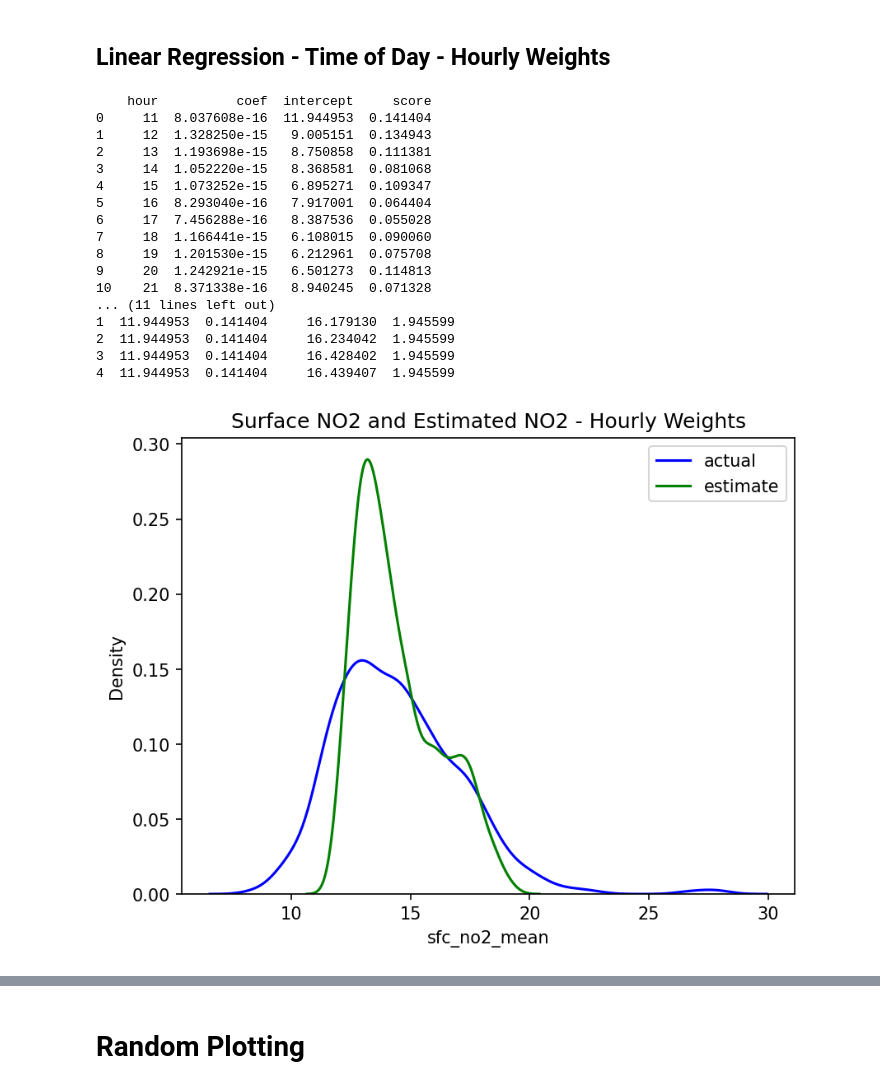
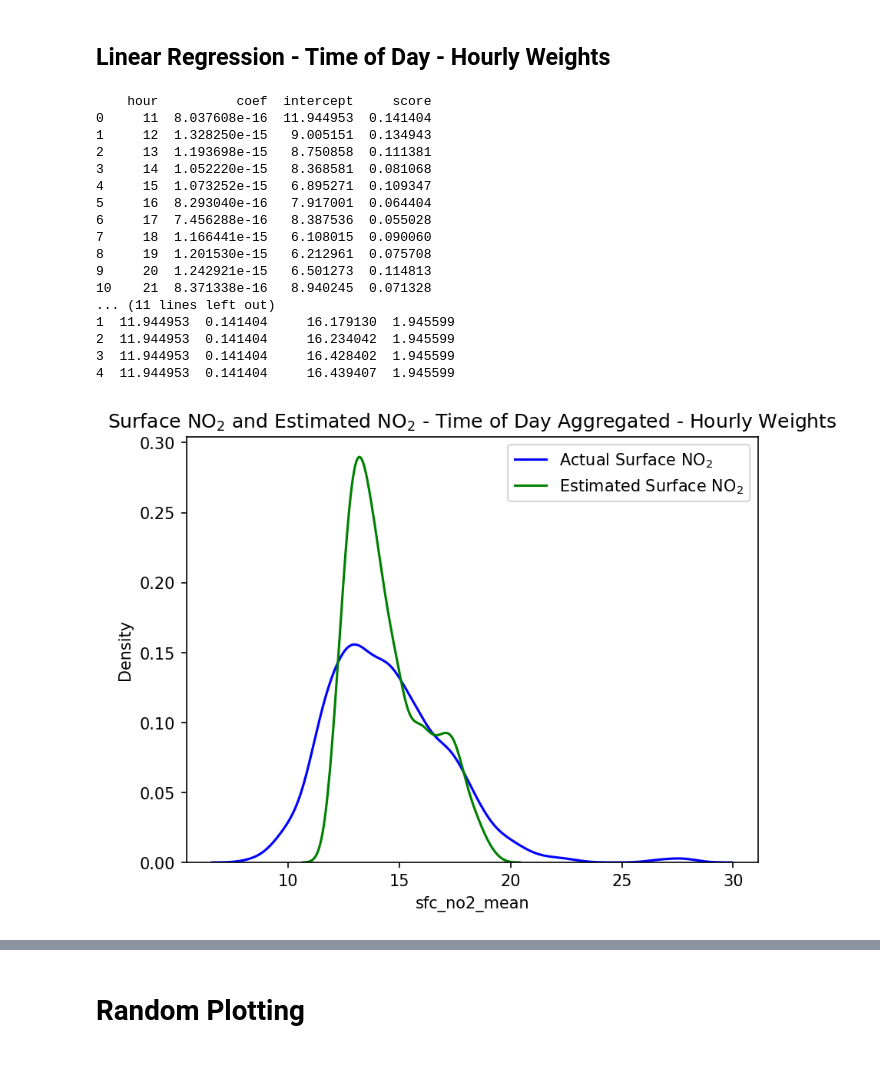
Before and after one commit to NASA-EarthRISE/earthrise-toolkit_ChicagoHAQ-2026, a Jupyter notebook: processing-scripts/clarity-tempo-fusion.ipynb, the cells around one changed output, grey strips where cells are left out. Drawn from its saved outputs; the diff is of its cells as text; code cells hidden in the pictures.

```diff
--- a/processing-scripts/clarity-tempo-fusion.ipynb
+++ b/processing-scripts/clarity-tempo-fusion.ipynb
@@ -31,7 +95 @@ def rmse(x,y):
-# %%
-hourly_dat_path  = "~/Documents/01_Research/larc-chicago-haq/datasets/clarity-tempo-hourly.nc"
-diurnal_dat_path  = "~/Documents/01_Research/larc-chicago-haq/datasets/clarity-tempo-diurnal.nc"
-
-ct_hourly = xr.open_dataset(hourly_dat_path)
-ct_diurnal = xr.open_dataset(diurnal_dat_path)
 # %% [markdown]
@@ -135,9 +234,6 @@ tempo_vals =  ct_diurnal.column_no2_mean.to_dataframe().reset_index()
 clarity_vals = ct_diurnal.sfc_no2_mean.to_dataframe().reset_index()
 
 both = clarity_vals.merge(tempo_vals, on=['latitude', 'longitude', 'hour']).dropna()
-
-x_ = both['column_no2_mean'].to_frame()
-y_ = both['sfc_no2_mean'].to_frame()
 
 model_rows = []
 for hour in sorted(both['hour'].dropna().unique()):
@@ -165,36 +261,107 @@ hour_rmse = both.groupby('hour').apply(
     lambda group: rmse(group['sfc_no2_mean'], group['no2_estimate'])
 )
 both['rmse'] = both['hour'].map(hour_rmse)
 
 print(both.head())
 
-sns.kdeplot(both, x='sfc_no2_mean', color='blue', label='actual')
-sns.kdeplot(both, x='no2_estimate', color='green', label='estimate')
-plt.title('Surface NO2 and Estimated NO2 - Hourly Weights')
+sns.kdeplot(both, x="sfc_no2_mean", color="blue", label='Actual Surface NO$_2$')
+sns.kdeplot(both, x='no2_estimate', color="green", label='Estimated Surface NO$_2$')
+plt.title("Surface NO$_2$ and Estimated NO$_2$ - Time of Day Aggregated - Hourly Weights")
 plt.legend()
-plt.savefig("kde-actual-and-estimated.png")
+savefig("kde-actual-and-estimated-tod-hourly-weight.png")
 plt.show()
 
-sns.kdeplot(both, x='rmse')
+hour_rmse_df = hour_rmse.reset_index()
+hour_rmse_df.columns = ['hour', 'rmse']
+
+plt.figure(figsize=(8, 4))
+plt.plot(hour_rmse_df['hour'], hour_rmse_df['rmse'], marker='o', color='darkred')
+plt.xticks(hour_rmse_df['hour'])
+plt.xlabel('Hour')
+plt.ylabel('RMSE')
+plt.title('Model RMSE by Hour - Hourly Weights')
+plt.grid(True, alpha=0.3)
+plt.tight_layout()
+savefig("hourly-weights-rmse.png")
+plt.show()
 
 
+plt.figure(figsize=(8, 4))
+plt.plot(model_vals['hour'], model_vals['score'], marker='o', color='darkblue')
+plt.xticks(model_vals['hour'])
+plt.xlabel('Hour')
+plt.ylabel('R$^2$')
+plt.title('Model R$^2$ by Hour - Hourly Weights')
+plt.grid(True, alpha=0.3)
+plt.tight_layout()
+savefig("hourly-weights-r2.png")
 plt.show()
+
+
+hour_dat = both[['hour']].drop_duplicates().sort_values('hour').reset_index(drop=True)
+
+hours = [int(hour) for hour in hour_dat['hour'].to_list()]
+actual_by_hour = [both.loc[both['hour'] == hour, 'sfc_no2_mean'].dropna() for hour in hours]
+estimated_by_hour = [both.loc[both['hour'] == hour, 'no2_estimate'].dropna() for hour in hours]
+
+fig, ax = plt.subplots(figsize=(12, 5))
+
+positions_actual = [hour - 0.18 for hour in hours]
+positions_estimated = [hour + 0.18 for hour in hours]
+
+ax.boxplot(
+    actual_by_hour,
+    positions=positions_actual,
+    widths=0.3,
+    patch_artist=True,
+    boxprops=dict(facecolor='lightsteelblue', alpha=0.8),
+    medianprops=dict(color='navy'),
+    whiskerprops=dict(color='navy'),
+    capprops=dict(color='navy'),
+)
+ax.boxplot(
+    estimated_by_hour,
+    positions=positions_estimated,
+    widths=0.3,
+    patch_artist=True,
+    boxprops=dict(facecolor='moccasin', alpha=0.8),
+    medianprops=dict(color='darkorange'),
+    whiskerprops=dict(color='darkorange'),
+    capprops=dict(color='darkorange'),
+)
+
+ax.set_xticks(hours)
+ax.set_xticklabels(hours)
+ax.set_xlim(min(hours) - 0.6, max(hours) + 0.6)
+ax.set_xlabel('Hour')
+ax.set_ylabel('NO$_2$ (ppb)')
+ax.set_title('Hourly Actual vs Estimated NO2 - Hourly Weights')
+ax.grid(True, axis='y', alpha=0.3)
+
+actual_patch = plt.Line2D([0], [0], color='navy', lw=4, label='Actual NO2')
+estimated_patch = plt.Line2D([0], [0], color='darkorange', lw=4, label='Estimated NO2')
+ax.legend(handles=[actual_patch, estimated_patch])
+
+plt.tight_layout()
+
+savefig("boxplots-actual-vs-estimated-no2-hourly-weights.png")
+plt.show()
 # %% [output]
     hour          coef  intercept     score
 0     11  8.037608e-16  11.944953  0.141404
 1     12  1.328250e-15   9.005151  0.134943
 2     13  1.193698e-15   8.750858  0.111381
 3     14  1.052220e-15   8.368581  0.081068
 4     15  1.073252e-15   6.895271  0.109347
 5     16  8.293040e-16   7.917001  0.064404
 6     17  7.456288e-16   8.387536  0.055028
 7     18  1.166441e-15   6.108015  0.090060
 8     19  1.201530e-15   6.212961  0.075708
 9     20  1.242921e-15   6.501273  0.114813
 10    21  8.371338e-16   8.940245  0.071328
 ... (11 lines left out)
 1  11.944953  0.141404     16.179130  1.945599
 2  11.944953  0.141404     16.234042  1.945599
 3  11.944953  0.141404     16.428402  1.945599
 4  11.944953  0.141404     16.439407  1.945599
-[figure, old version]
+[figure, new version]
```
Also changed, not shown: parts of 14 cells of this notebook.
